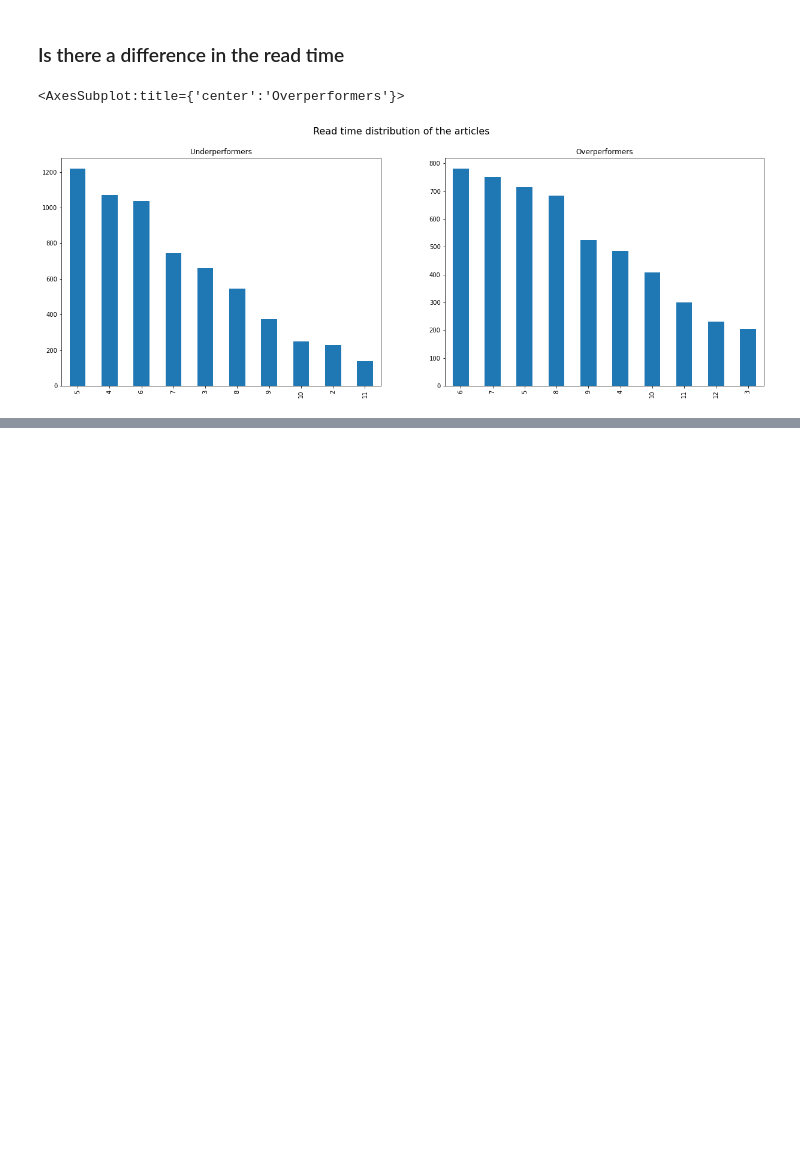
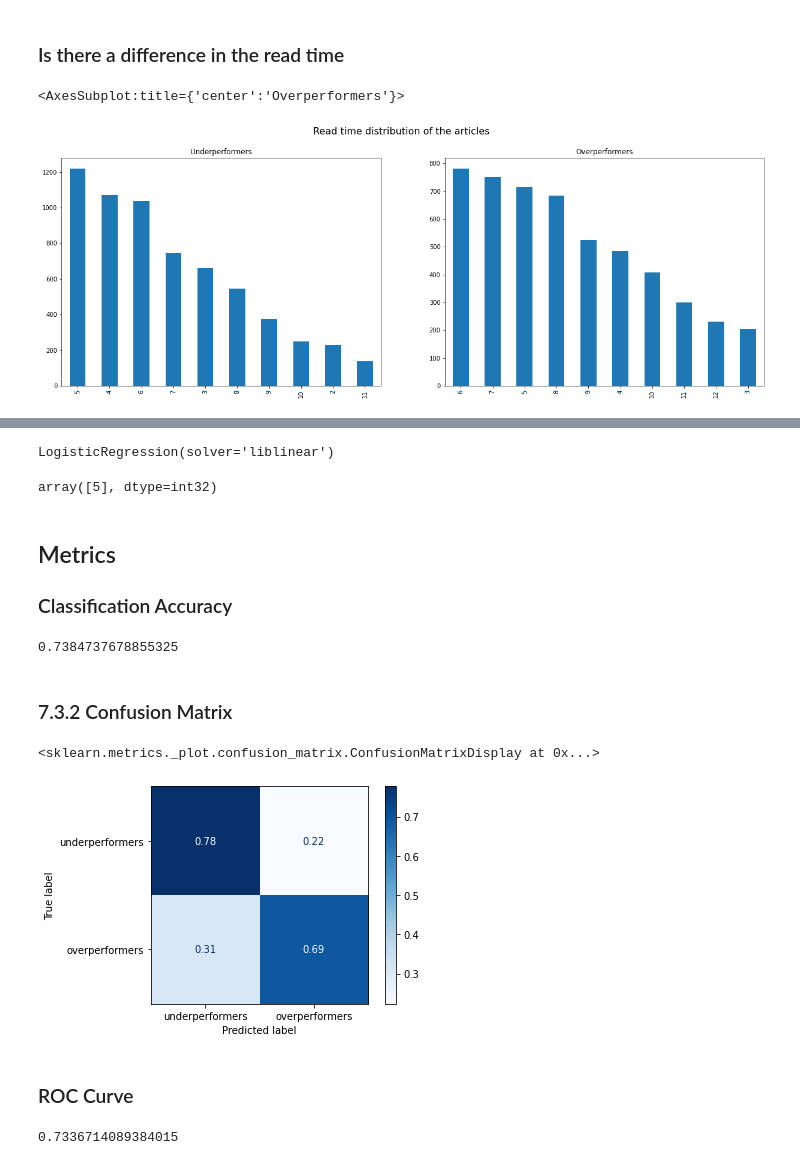
Before and after one commit to salgo60/MLTraining, a Jupyter notebook: Jupyter/Your First Machine Learning Model in the Cloud.ipynb, the cells around one changed output, grey strips where cells are left out. Drawn from its saved outputs; the diff is of its cells as text; code cells hidden in the pictures; blank space fills up the shorter version.

Commit message:
Your First Machine Learning Model in the Cloud

```diff
--- a/Jupyter/Your First Machine Learning Model in the Cloud.ipynb
+++ b/Jupyter/Your First Machine Learning Model in the Cloud.ipynb
@@ -497,0 +626,3 @@ df_up.reading_time.value_counts()[:10].plot.bar(ax=ax[1])
+# %%
+from sklearn.model_selection import train_test_split
+df_train, df_test, y_train, y_test = train_test_split(df, df.y, test_size=0.1, random_state=42)
@@ -497,0 +651,4 @@ df_up.reading_time.value_counts()[:10].plot.bar(ax=ax[1])
+# %%
+from sklearn.feature_extraction.text import CountVectorizer
+count_vectorizer = CountVectorizer(max_features=5000)
+count_vectorizer.fit(df_train.title)
@@ -497,0 +678,3 @@ df_up.reading_time.value_counts()[:10].plot.bar(ax=ax[1])
+# %%
+x_train = count_vectorizer.transform(df_train.title)
+x_test = count_vectorizer.transform(df_test.title)
@@ -497,0 +693,38 @@ df_up.reading_time.value_counts()[:10].plot.bar(ax=ax[1])
+# %%
+from sklearn.linear_model import LogisticRegression
+log_reg = LogisticRegression(solver='liblinear')
+log_reg.fit(x_train, y_train)
+# %% [output]
+LogisticRegression(solver='liblinear')
+# %%
+log_reg.n_iter_
+# %% [output]
+array([5], dtype=int32)
+# %% [markdown]
+## Metrics
+### Classification Accuracy
+# %%
+from sklearn.metrics import accuracy_score
+y_pred = log_reg.predict(x_test)
+accuracy_score(y_test, y_pred)
+# %% [output]
+0.7384737678855325
+# %% [markdown]
+### 7.3.2 Confusion Matrix
+# %%
+from sklearn.metrics import plot_confusion_matrix
+plot_confusion_matrix(log_reg, x_test, y_test, display_labels=['underperformers', 'overperformers'],
+                      cmap=plt.cm.Blues,normalize='true')
+# %% [output]
+<sklearn.metrics._plot.confusion_matrix.ConfusionMatrixDisplay at 0x...>
+[figure, added]
+# %% [markdown]
+### ROC Curve
+# %%
+from sklearn import metrics
+y_prob = log_reg.predict(x_test)
+fpr, tpr, thresholds = metrics.roc_curve(y_test, y_prob)
+auc = metrics.auc(fpr, tpr)
+auc
+# %% [output]
+0.7336714089384015
```
Also changed, not shown: parts of 64 cells of this notebook, 2 other files.
